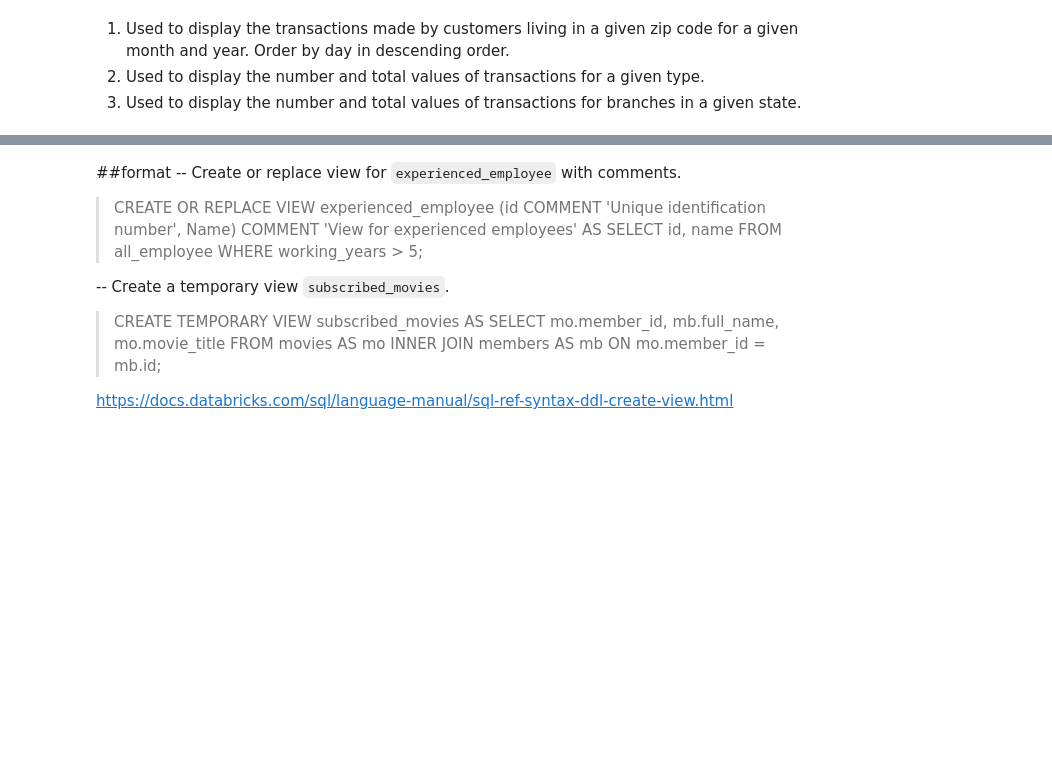
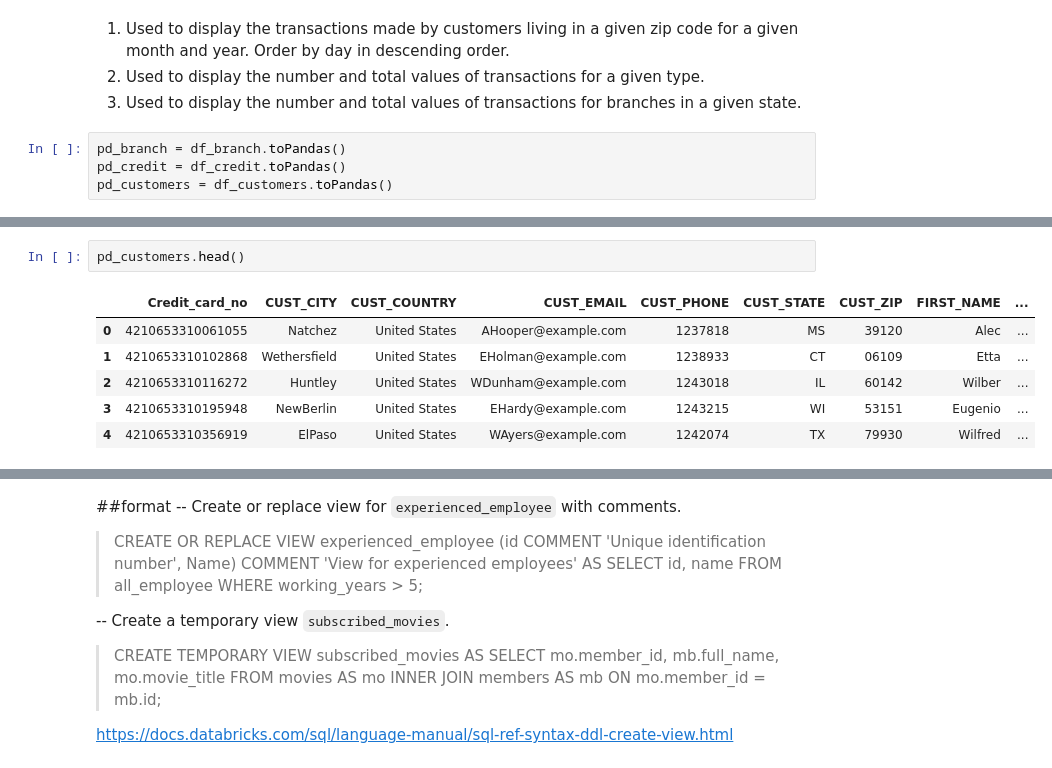
Before and after one commit to ondugba/Capstone, a Jupyter notebook: Ndugba_DE_Capstone.ipynb, the cells around one changed output, grey strips where cells are left out. Cells and saved outputs as stored; diff of their text form; blank space fills up the shorter version.

```diff
--- a/Ndugba_DE_Capstone.ipynb
+++ b/Ndugba_DE_Capstone.ipynb
@@ -328,3 +319,7 @@ df_customers.write.format("jdbc") \
 1)    Used to display the transactions made by customers living in a given zip code for a given month and year. Order by day in descending order.
 2)    Used to display the number and total values of transactions for a given type.
 3)    Used to display the number and total values of transactions for branches in a given state.
+# %%
+pd_branch = df_branch.toPandas()
+pd_credit = df_credit.toPandas()
+pd_customers = df_customers.toPandas()
@@ -330,0 +355,9 @@ df_customers.write.format("jdbc") \
+# %%
+pd_customers.head()
+# %% [output]
+|  | Credit_card_no | CUST_CITY | CUST_COUNTRY | CUST_EMAIL | CUST_PHONE | CUST_STATE | CUST_ZIP | FIRST_NAME | ... |
+| 0 | 4210653310061055 | Natchez | United States | AHooper@example.com | 1237818 | MS | 39120 | Alec | ... |
+| 1 | 4210653310102868 | Wethersfield | United States | EHolman@example.com | 1238933 | CT | 06109 | Etta | ... |
+| 2 | 4210653310116272 | Huntley | United States | WDunham@example.com | 1243018 | IL | 60142 | Wilber | ... |
+| 3 | 4210653310195948 | NewBerlin | United States | EHardy@example.com | 1243215 | WI | 53151 | Eugenio | ... |
+| 4 | 4210653310356919 | ElPaso | United States | WAyers@example.com | 1242074 | TX | 79930 | Wilfred | ... |
```
Also changed, not shown: parts of 19 cells of this notebook, 1 other file.
